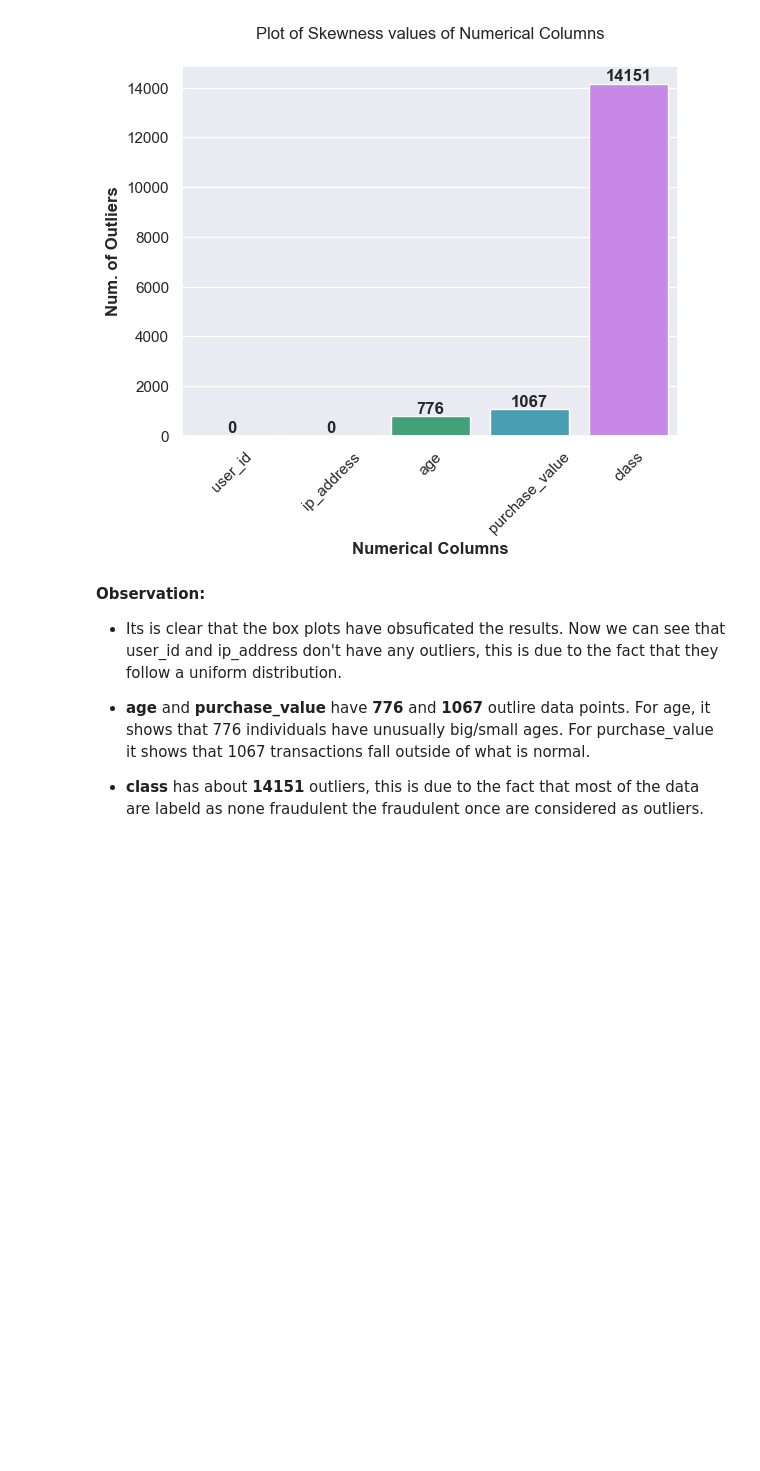
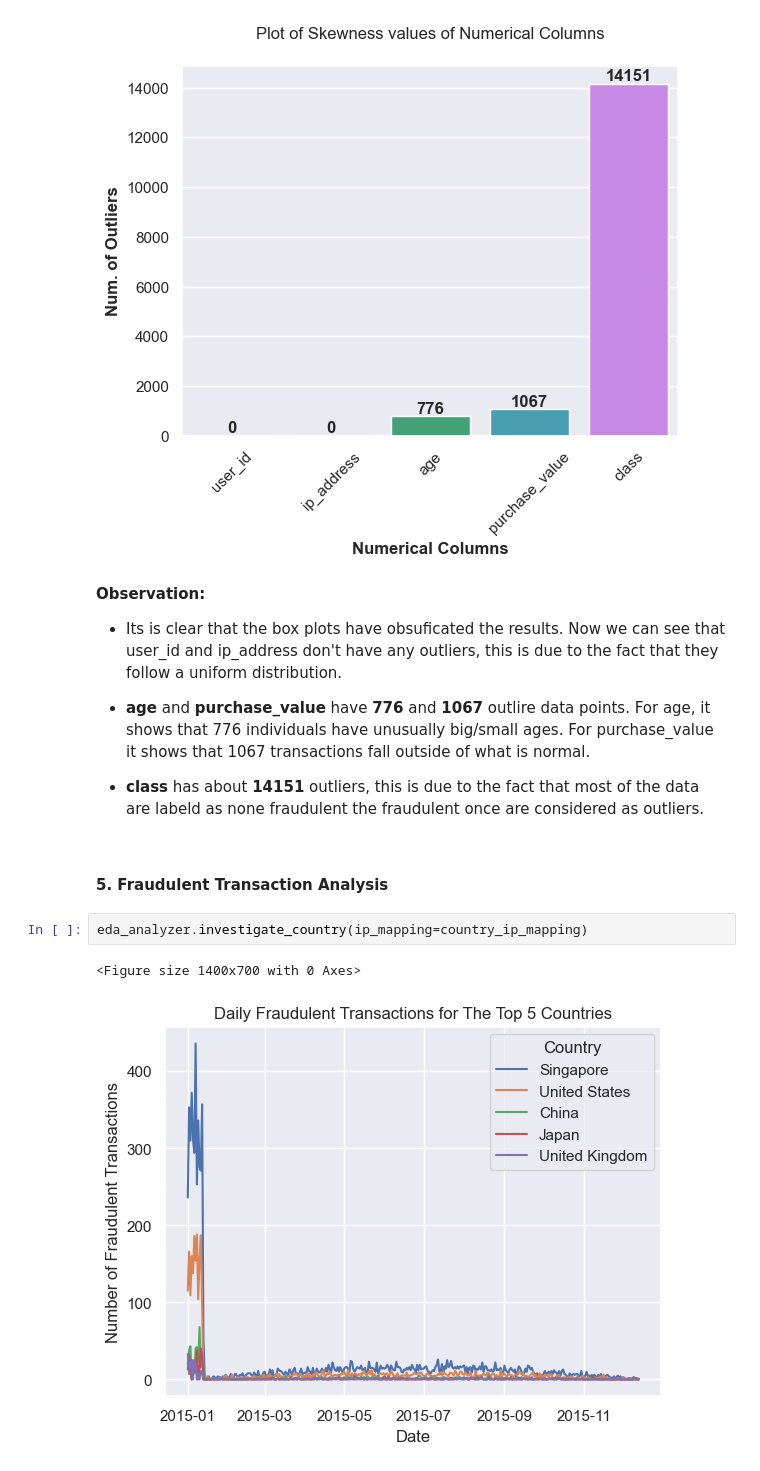
Before and after one commit to WildCayote/Adey-Innovations-Fraud-Detection, a Jupyter notebook: notebooks/exploratory_data_analysis.ipynb, the cells around one changed output. Saved outputs shown, nothing was run; the diff lists cells and outputs as text; blank space fills up the shorter version.

Commit message:
Feat: Completed fradulent transaction analysis and also added interpretation

```diff
--- a/notebooks/exploratory_data_analysis.ipynb
+++ b/notebooks/exploratory_data_analysis.ipynb
@@ -193,3 +193,10 @@ eda_analyzer.count_outliers()
 - **age** and **purchase_value** have **776** and **1067** outlire data points. For age, it shows that 776 individuals have unusually big/small ages. For purchase_value it shows that 1067 transactions fall outside of what is normal.
 
 - **class** has about **14151** outliers, this is due to the fact that most of the data are labeld as none fraudulent the fraudulent once are considered as outliers.
+# %% [markdown]
+#### 5. Fraudulent Transaction Analysis
+# %%
+eda_analyzer.investigate_country(ip_mapping=country_ip_mapping)
+# %% [output]
+<Figure size 1400x700 with 0 Axes>
+[figure, added]
```
Also changed, not shown: parts of 1 cell of this notebook.
